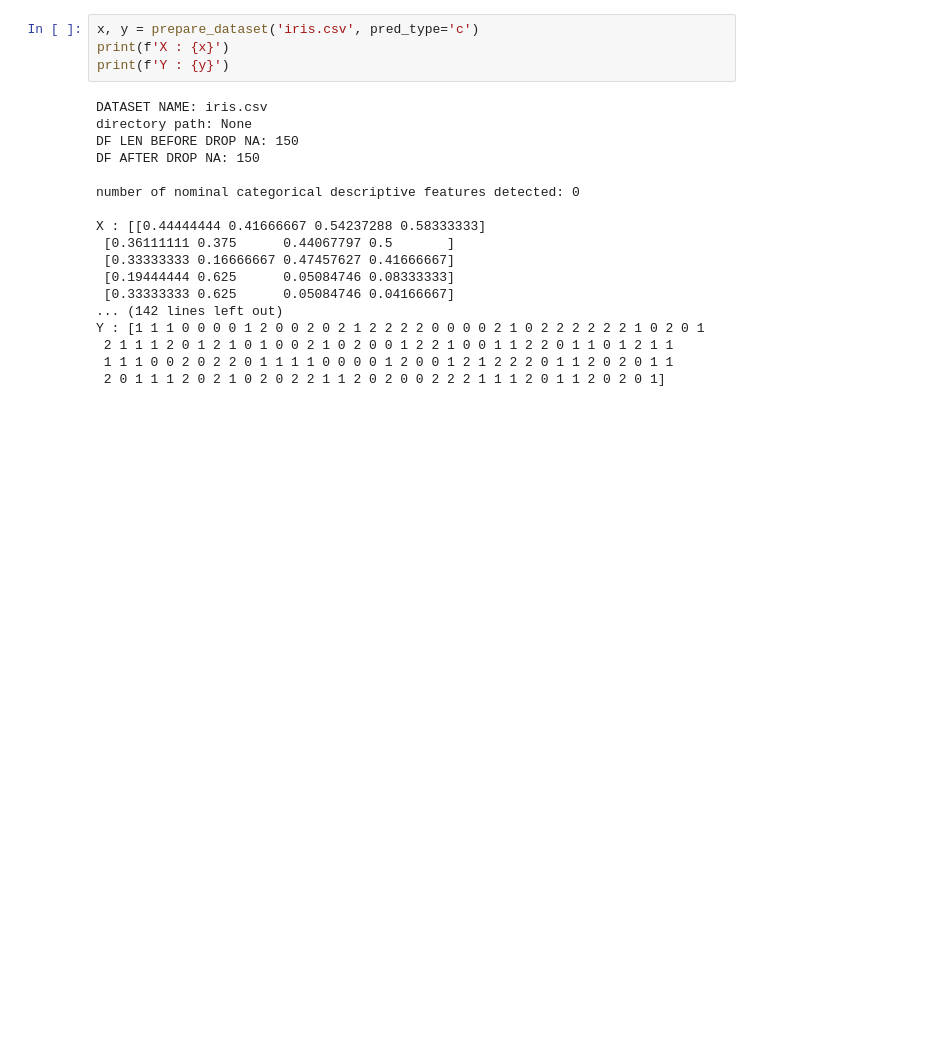
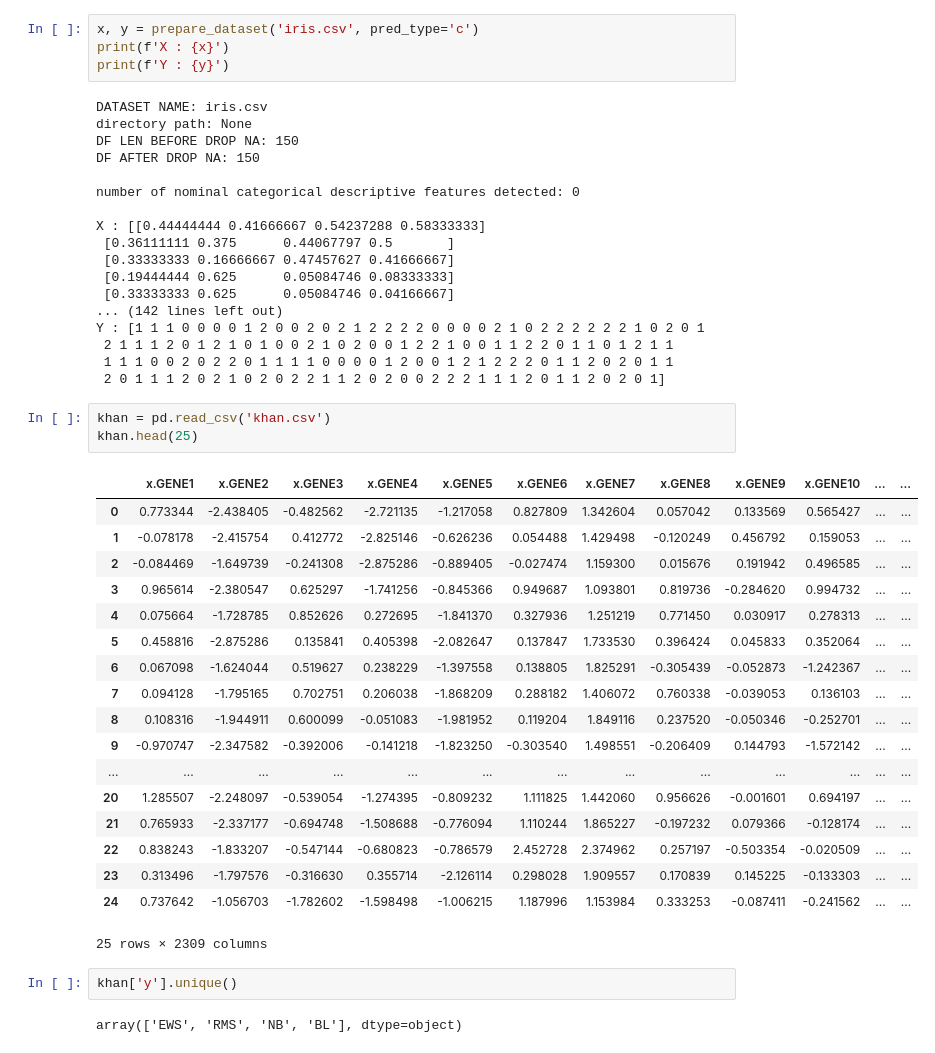
Before and after one commit to erirosv/Master-Thesis, a Jupyter notebook: notebooks/compare_datasets.ipynb, the cells around one changed output. Saved outputs shown, nothing was run; the diff lists cells and outputs as text; blank space fills up the shorter version.

```diff
--- a/notebooks/compare_datasets.ipynb
+++ b/notebooks/compare_datasets.ipynb
@@ -337,3 +347,29 @@ Y : [1 1 1 0 0 0 0 1 2 0 0 2 0 2 1 2 2 2 2 0 0 0 0 2 1 0 2 2 2 2 2 2 1 0 2 0 1
  2 1 1 1 2 0 1 2 1 0 1 0 0 2 1 0 2 0 0 1 2 2 1 0 0 1 1 2 2 0 1 1 0 1 2 1 1
  1 1 1 0 0 2 0 2 2 0 1 1 1 1 0 0 0 0 1 2 0 0 1 2 1 2 2 2 0 1 1 2 0 2 0 1 1
  2 0 1 1 1 2 0 2 1 0 2 0 2 2 1 1 2 0 2 0 0 2 2 2 1 1 1 2 0 1 1 2 0 2 0 1]
+# %%
+khan = pd.read_csv('khan.csv')
+khan.head(25)
+# %% [output]
+|  | x.GENE1 | x.GENE2 | x.GENE3 | x.GENE4 | x.GENE5 | x.GENE6 | x.GENE7 | x.GENE8 | x.GENE9 | x.GENE10 | ... | ... |
+| 0 | 0.773344 | -2.438405 | -0.482562 | -2.721135 | -1.217058 | 0.827809 | 1.342604 | 0.057042 | 0.133569 | 0.565427 | ... | ... |
+| 1 | -0.078178 | -2.415754 | 0.412772 | -2.825146 | -0.626236 | 0.054488 | 1.429498 | -0.120249 | 0.456792 | 0.159053 | ... | ... |
+| 2 | -0.084469 | -1.649739 | -0.241308 | -2.875286 | -0.889405 | -0.027474 | 1.159300 | 0.015676 | 0.191942 | 0.496585 | ... | ... |
+| 3 | 0.965614 | -2.380547 | 0.625297 | -1.741256 | -0.845366 | 0.949687 | 1.093801 | 0.819736 | -0.284620 | 0.994732 | ... | ... |
+| 4 | 0.075664 | -1.728785 | 0.852626 | 0.272695 | -1.841370 | 0.327936 | 1.251219 | 0.771450 | 0.030917 | 0.278313 | ... | ... |
+| 5 | 0.458816 | -2.875286 | 0.135841 | 0.405398 | -2.082647 | 0.137847 | 1.733530 | 0.396424 | 0.045833 | 0.352064 | ... | ... |
+| 6 | 0.067098 | -1.624044 | 0.519627 | 0.238229 | -1.397558 | 0.138805 | 1.825291 | -0.305439 | -0.052873 | -1.242367 | ... | ... |
+| 7 | 0.094128 | -1.795165 | 0.702751 | 0.206038 | -1.868209 | 0.288182 | 1.406072 | 0.760338 | -0.039053 | 0.136103 | ... | ... |
+| 8 | 0.108316 | -1.944911 | 0.600099 | -0.051083 | -1.981952 | 0.119204 | 1.849116 | 0.237520 | -0.050346 | -0.252701 | ... | ... |
+| 9 | -0.970747 | -2.347582 | -0.392006 | -0.141218 | -1.823250 | -0.303540 | 1.498551 | -0.206409 | 0.144793 | -1.572142 | ... | ... |
+| ... | ... | ... | ... | ... | ... | ... | ... | ... | ... | ... | ... | ... |
+| 20 | 1.285507 | -2.248097 | -0.539054 | -1.274395 | -0.809232 | 1.111825 | 1.442060 | 0.956626 | -0.001601 | 0.694197 | ... | ... |
+| 21 | 0.765933 | -2.337177 | -0.694748 | -1.508688 | -0.776094 | 1.110244 | 1.865227 | -0.197232 | 0.079366 | -0.128174 | ... | ... |
+| 22 | 0.838243 | -1.833207 | -0.547144 | -0.680823 | -0.786579 | 2.452728 | 2.374962 | 0.257197 | -0.503354 | -0.020509 | ... | ... |
+| 23 | 0.313496 | -1.797576 | -0.316630 | 0.355714 | -2.126114 | 0.298028 | 1.909557 | 0.170839 | 0.145225 | -0.133303 | ... | ... |
+| 24 | 0.737642 | -1.056703 | -1.782602 | -1.598498 | -1.006215 | 1.187996 | 1.153984 | 0.333253 | -0.087411 | -0.241562 | ... | ... |
+25 rows × 2309 columns
+# %%
+khan['y'].unique()
+# %% [output]
+array(['EWS', 'RMS', 'NB', 'BL'], dtype=object)
```
Also changed, not shown: parts of 1 cell of this notebook, 2 other files.
